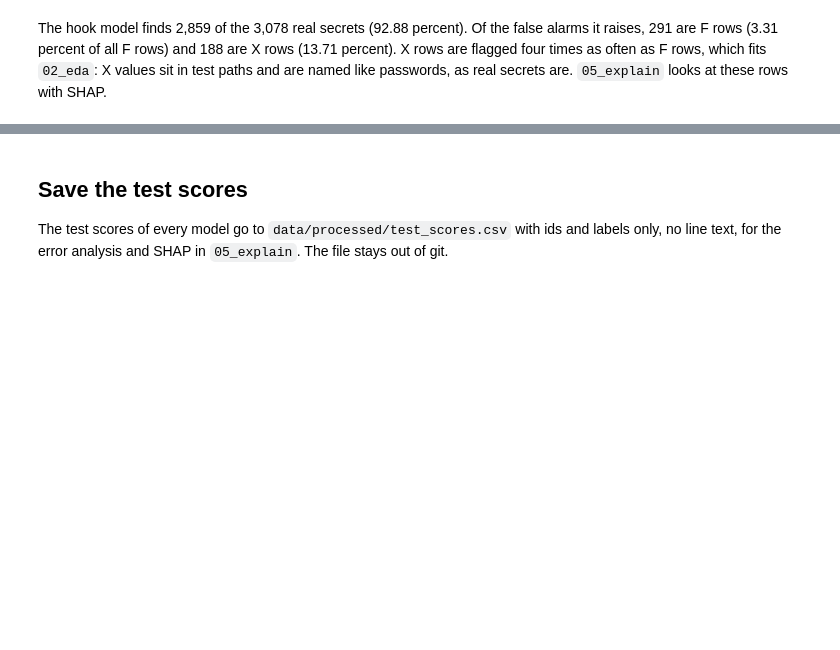
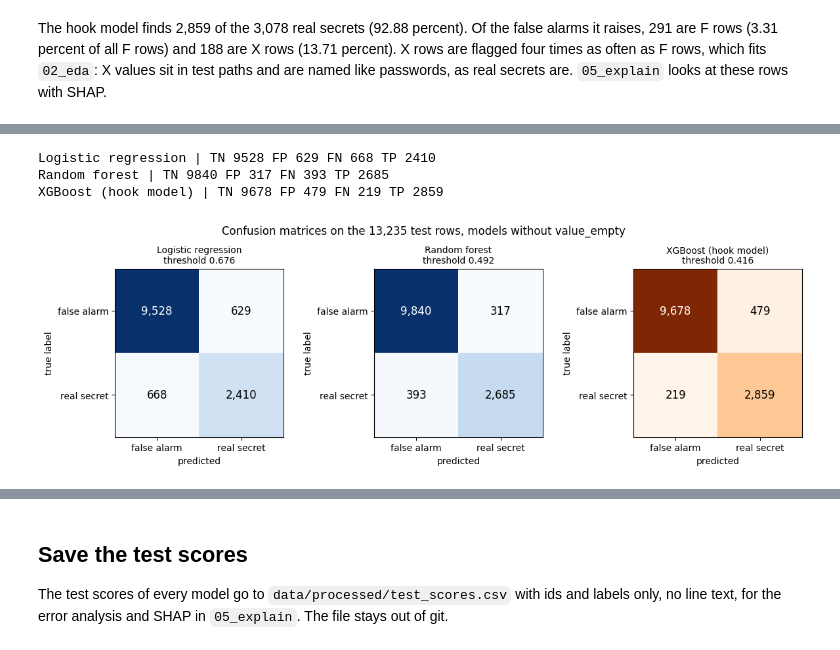
Before and after one commit to Aneezakiran07/GITSHEILD, a Jupyter notebook: notebooks/04_models.ipynb, the cells around one changed output, grey strips where cells are left out. Saved outputs shown, nothing was run; the diff lists cells and outputs as text; code cells hidden in the pictures; blank space fills up the shorter version.

Commit message:
Add confusion matrices and precision recall curves, and ship the hook model with its scaler

```diff
--- a/notebooks/04_models.ipynb
+++ b/notebooks/04_models.ipynb
@@ -638,0 +653,32 @@ The hook model finds 2,859 of the 3,078 real secrets (92.88 percent). Of the fal
+# %%
+from sklearn.metrics import confusion_matrix
+import matplotlib.pyplot as plt
+
+IMAGE_DIR = Path("..") / "images"
+CM_MODELS = {
+    "logreg_no_value_empty": "Logistic regression",
+    "random_forest_no_value_empty": "Random forest",
+    "xgboost_no_value_empty": "XGBoost (hook model)",
+}
+fig, axes = plt.subplots(1, 3, figsize=(12, 3.8))
+for ax, (name, title) in zip(axes, CM_MODELS.items()):
+    cm = confusion_matrix(y_test, (test_scores[name].to_numpy() >= all_thresholds[name]).astype(int))
+    print(title, "| TN", cm[0, 0], "FP", cm[0, 1], "FN", cm[1, 0], "TP", cm[1, 1])
+    ax.imshow(cm, cmap="Oranges" if "hook" in title else "Blues")
+    for (r, c), count in np.ndenumerate(cm):
+        ax.text(c, r, f"{count:,}", ha="center", va="center", fontsize=12,
+                color="white" if count > cm.max() / 2 else "black")
+    ax.set_xticks([0, 1], ["false alarm", "real secret"])
+    ax.set_yticks([0, 1], ["false alarm", "real secret"])
+    ax.set_xlabel("predicted")
+    ax.set_ylabel("true label")
+    ax.set_title(f"{title}\nthreshold {all_thresholds[name]:.3f}", fontsize=10)
+fig.suptitle("Confusion matrices on the 13,235 test rows, models without value_empty")
+fig.tight_layout()
+fig.savefig(IMAGE_DIR / "13_confusion_matrices.png", dpi=150, bbox_inches="tight")
+plt.show()
+# %% [output]
+Logistic regression | TN 9528 FP 629 FN 668 TP 2410
+Random forest | TN 9840 FP 317 FN 393 TP 2685
+XGBoost (hook model) | TN 9678 FP 479 FN 219 TP 2859
+[figure, added]
```
Also changed, not shown: parts of 7 cells of this notebook, 9 other files.
